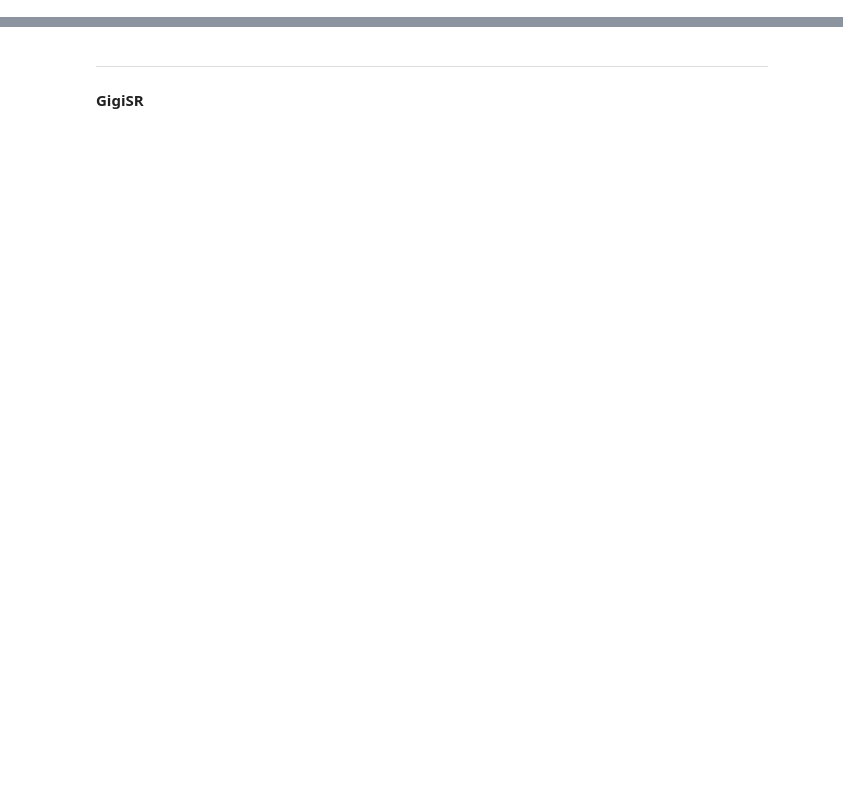
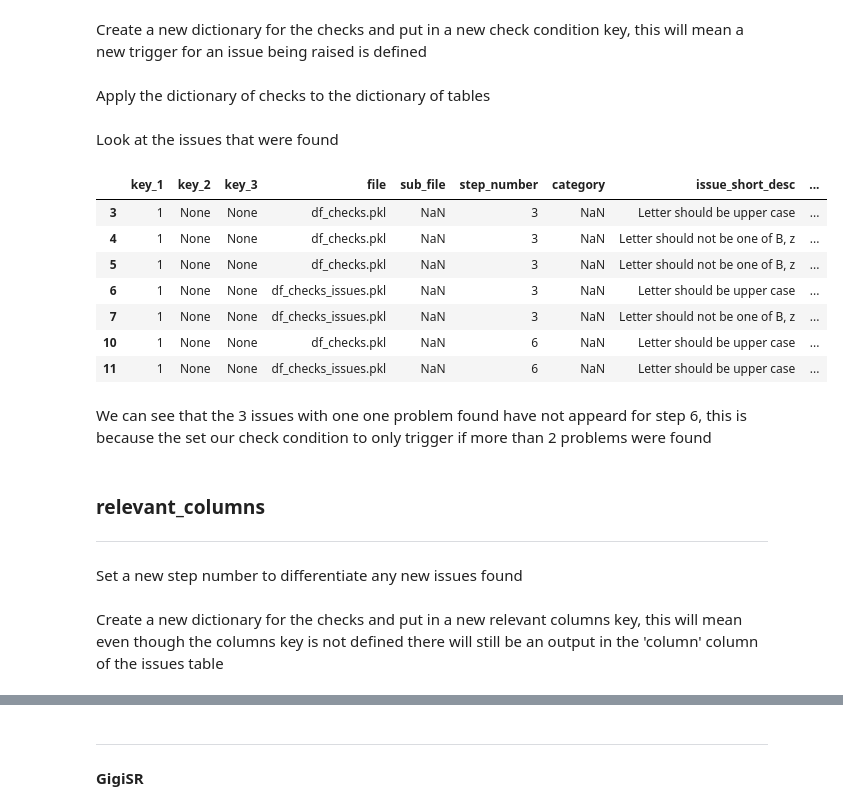
Before and after one commit to gigisr/data_etl, a Jupyter notebook: examples/02_example.ipynb, the cells around one changed output, grey strips where cells are left out. Drawn from its saved outputs; the diff is of its cells as text; code cells hidden in the pictures; blank space fills up the shorter version.

```diff
--- a/examples/02_example.ipynb
+++ b/examples/02_example.ipynb
@@ -531,0 +306,2 @@ value counts on `str_2`
+# %%
+ch_checks.apply_checks(dict_data, dictionary=dict_checks_index_position)
@@ -531,0 +321,40 @@ value counts on `str_2`
+# %%
+ch_checks.set_step_no(6)
+# %% [markdown]
+Create a new dictionary for the checks and put in a new check condition key, this will mean a new trigger for an issue being raised is defined
+# %%
+dict_checks_check_condition = dict()
+dict_checks_check_condition['Letter should be upper case'] = {
+    'columns': ['category_1', 'category_2'],
+    'calc_condition': lambda df, col, **kwargs: df[col] == df[col].str.upper(),
+    'check_condition': lambda df, col, condition, **kwargs: condition.sum() > 2
+}
+dict_checks_check_condition['Letter should not be one of B, z'] = {
+    'columns': ['category_1', 'category_2'],
+    'calc_condition': lambda df, col, **kwargs: df[col].isin(['B', 'z']),
+    'check_condition': lambda df, col, condition, **kwargs: condition.sum() > 2
+}
+# %% [markdown]
+Apply the dictionary of checks to the dictionary of tables
+# %%
+ch_checks.apply_checks(dict_data, dictionary=dict_checks_check_condition)
+# %% [markdown]
+Look at the issues that were found
+# %%
+ch_checks.df_issues.loc[ch_checks.df_issues['step_number'].isin([3, 6])]
+# %% [output]
+|  | key_1 | key_2 | key_3 | file | sub_file | step_number | category | issue_short_desc | ... |
+| 3 | 1 | None | None | df_checks.pkl | NaN | 3 | NaN | Letter should be upper case | ... |
+| 4 | 1 | None | None | df_checks.pkl | NaN | 3 | NaN | Letter should not be one of B, z | ... |
+| 5 | 1 | None | None | df_checks.pkl | NaN | 3 | NaN | Letter should not be one of B, z | ... |
+| 6 | 1 | None | None | df_checks_issues.pkl | NaN | 3 | NaN | Letter should be upper case | ... |
+| 7 | 1 | None | None | df_checks_issues.pkl | NaN | 3 | NaN | Letter should not be one of B, z | ... |
+| 10 | 1 | None | None | df_checks.pkl | NaN | 6 | NaN | Letter should be upper case | ... |
+| 11 | 1 | None | None | df_checks_issues.pkl | NaN | 6 | NaN | Letter should be upper case | ... |
+# %% [markdown]
+We can see that the 3 issues with one one problem found have not appeard for step 6, this is because the set our check condition to only trigger if more than 2 problems were found
+# %% [markdown]
+### relevant_columns
+<hr>
+# %% [markdown]
+Set a new step number to differentiate any new issues found
@@ -531,0 +363,2 @@ value counts on `str_2`
+# %% [markdown]
+Create a new dictionary for the checks and put in a new relevant columns key, this will mean even though the columns key is not defined there will still be an output in the 'column' column of the issues table
```
Also changed, not shown: parts of 148 cells of this notebook, 14 other files.
